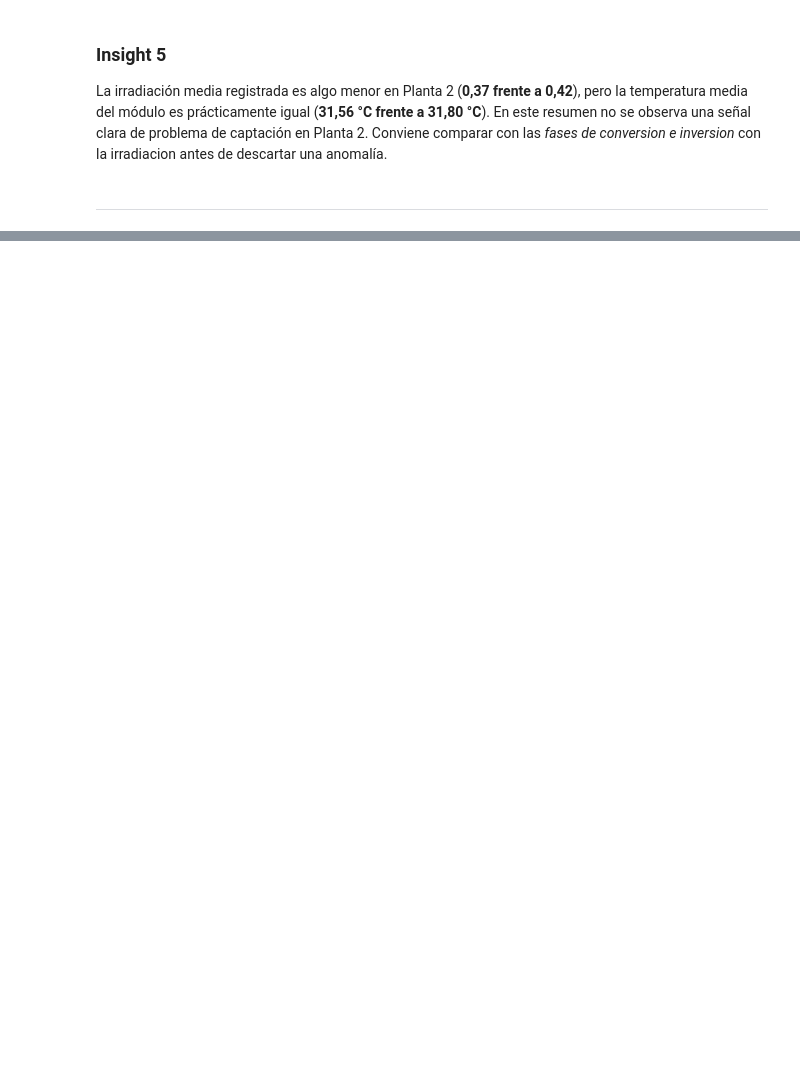
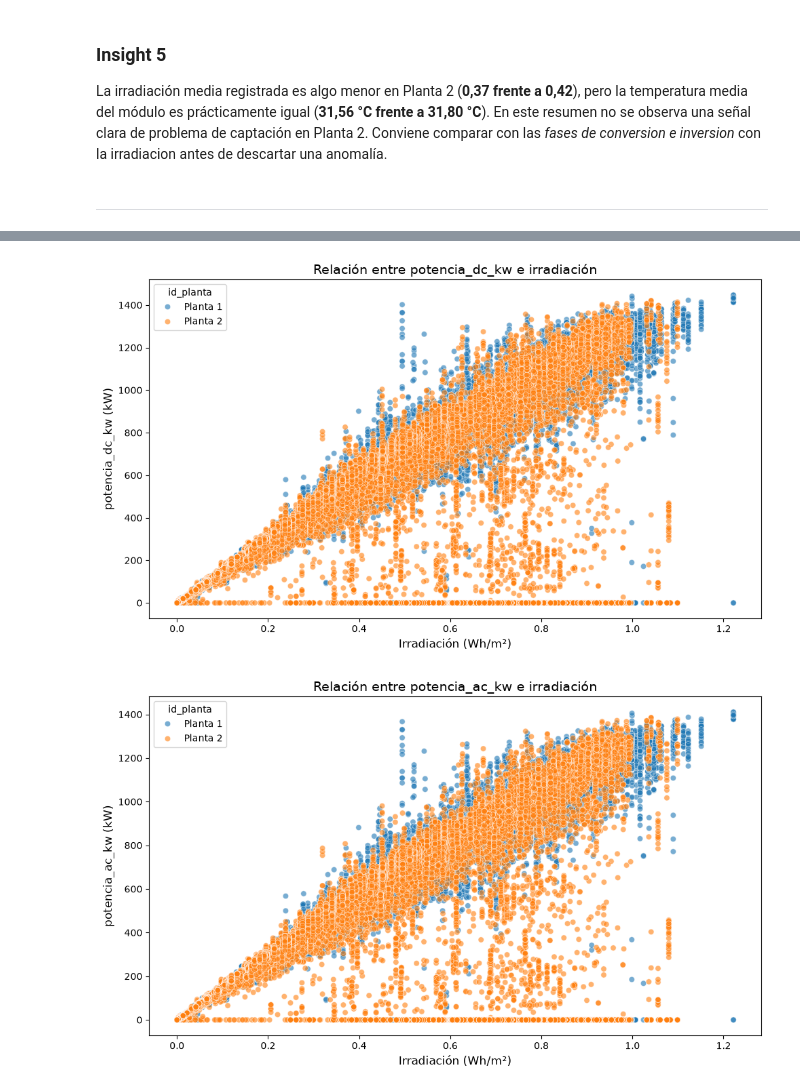
Before and after one commit to DataRex-47/01_PLANTAS-SOLARES, a Jupyter notebook: 03_notebooks/03_Analisis.ipynb, the cells around one changed output, grey strips where cells are left out. Cells and saved outputs as stored; diff of their text form; code cells hidden in the pictures; blank space fills up the shorter version.

```diff
--- a/03_notebooks/03_Analisis.ipynb
+++ b/03_notebooks/03_Analisis.ipynb
@@ -207,0 +171,23 @@ En tres o cuatro líneas: qué se encontró, qué se decidió y qué pasa a la s
+# %%
+# Correlación entre potencia DC/AC e irradiación
+
+df_grafico = df.reset_index(drop=True)
+cols = ['potencia_dc_kw', 'potencia_ac_kw']
+
+for n in cols:
+    plt.figure(figsize=(10, 6))
+    sns.scatterplot(
+        data=df_grafico,
+        x='irradiacion_wh_m2',
+        y=n, #cada potencia
+        hue='id_planta',
+        alpha=0.6
+    )
+    plt.title(f'Relación entre {n} e irradiación', fontsize=14)
+    plt.xlabel('Irradiación (Wh/m²)', fontsize=12)
+    plt.ylabel(f'{n} (kW)', fontsize=12)
+    plt.tight_layout()
+    plt.show()
+# %% [output]
+[figure, added]
+[figure, added]
```
Also changed, not shown: parts of 26 cells of this notebook, 2 other files.
